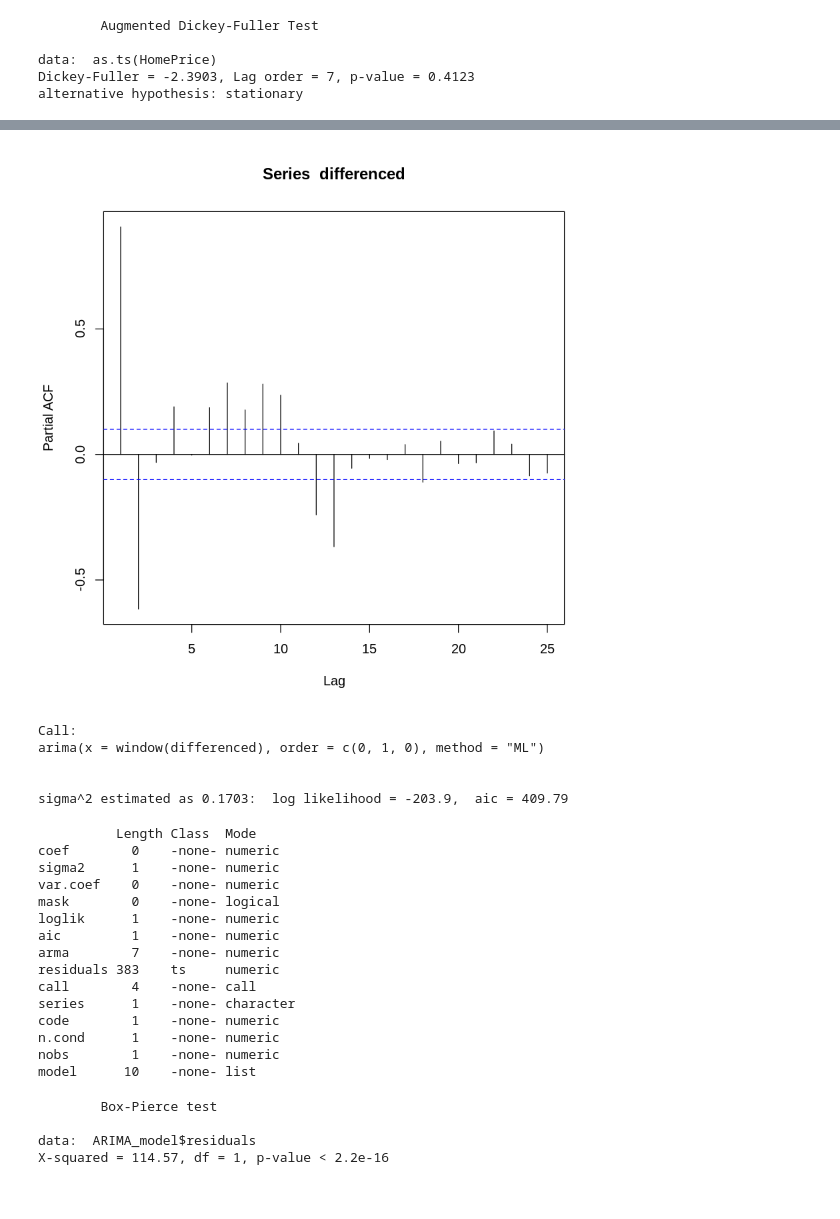
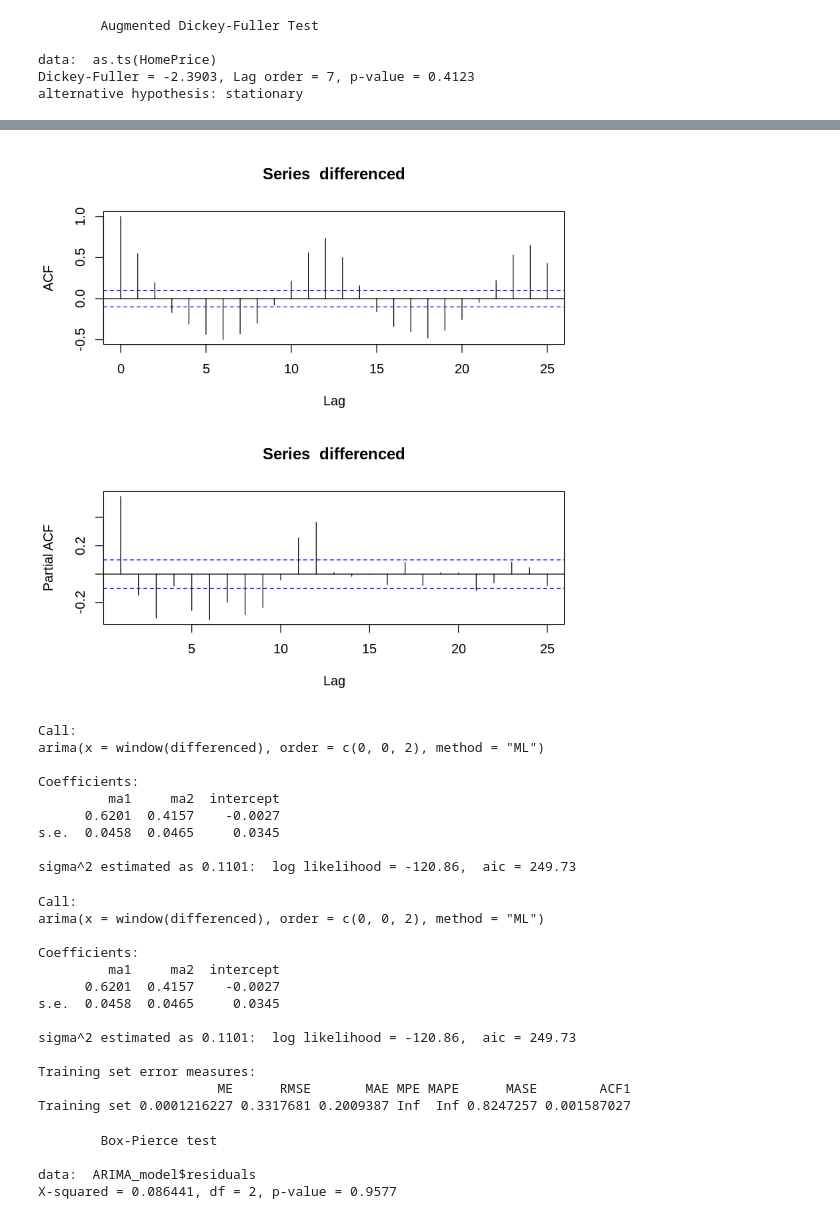
Before and after one commit to yehjxraymond/wqu_econometrics_group_proj, a Jupyter notebook: Univariate Time Series.ipynb, the cells around one changed output, grey strips where cells are left out. Saved outputs shown, nothing was run; the diff lists cells and outputs as text; code cells hidden in the pictures.

Commit message:
Added seasonality

```diff
--- a/Univariate Time Series.ipynb
+++ b/Univariate Time Series.ipynb
@@ -75,4 +74,5 @@ alternative hypothesis: stationary
 # %%
-# Applying difference
-differenced = diff(HomePrice, differences = 1)
-differenced = differenced[2:nrow(differenced)]
+# Applying diff2
+differenced = diff(HomePrice, differences = 2)
+differenced = differenced[3:nrow(differenced)]
+adf.test(as.ts(differenced))
@@ -92,36 +87,45 @@ acf(differenced)
-# %%
-# Plot ACF for HomePrice
-pacf(differenced)
-# %% [output]
-[figure, removed]
+# %%
+# Plot ACF & PACF for differenced model
+par(mfrow=c(2,1))
+acf(differenced)
+pacf(differenced)
+
+# https://stats.stackexchange.com/questions/49571/understanding-the-blue-dotted-lines-in-an-acf-from-r
+# Autocorrelations are significantly different from zero, suggesting seasonality
+# A strong negative correlation at lag 6 and strong positive correlation at lag 12
+# Sinusiodal ACF may suggest an AR(2)
+# %% [output]
+[figure, added]
 # %%
-ARIMA_model <- arima(window(differenced), order=c(0,1,0), method = "ML")
+ARIMA_model <- arima(window(differenced), order=c(0,0,2), method = "ML")
 ARIMA_model
 summary(ARIMA_model)
-Box.test(ARIMA_model$residuals, lag = 1)
+Box.test(ARIMA_model$residuals, lag = 2)
 # %% [output]
 Call:
-arima(x = window(differenced), order = c(0, 1, 0), method = "ML")
+arima(x = window(differenced), order = c(0, 0, 2), method = "ML")
 
+Coefficients:
+         ma1     ma2  intercept
+      0.6201  0.4157    -0.0027
+s.e.  0.0458  0.0465     0.0345
 
-sigma^2 estimated as 0.1703:  log likelihood = -203.9,  aic = 409.79
+sigma^2 estimated as 0.1101:  log likelihood = -120.86,  aic = 249.73
-          Length Class  Mode
-coef        0    -none- numeric
-sigma2      1    -none- numeric
-var.coef    0    -none- numeric
-mask        0    -none- logical
-loglik      1    -none- numeric
-aic         1    -none- numeric
-arma        7    -none- numeric
-residuals 383    ts     numeric
-call        4    -none- call
-series      1    -none- character
-code        1    -none- numeric
-n.cond      1    -none- numeric
-nobs        1    -none- numeric
-model      10    -none- list
+Call:
+arima(x = window(differenced), order = c(0, 0, 2), method = "ML")
+
+Coefficients:
+         ma1     ma2  intercept
+      0.6201  0.4157    -0.0027
+s.e.  0.0458  0.0465     0.0345
+
+sigma^2 estimated as 0.1101:  log likelihood = -120.86,  aic = 249.73
+
+Training set error measures:
+                       ME      RMSE       MAE MPE MAPE      MASE        ACF1
+Training set 0.0001216227 0.3317681 0.2009387 Inf  Inf 0.8247257 0.001587027
         Box-Pierce test
 
 data:  ARIMA_model$residuals
-X-squared = 114.57, df = 1, p-value < 2.2e-16
+X-squared = 0.086441, df = 2, p-value = 0.9577
 # %%
```
Also changed, not shown: parts of 14 cells of this notebook.
